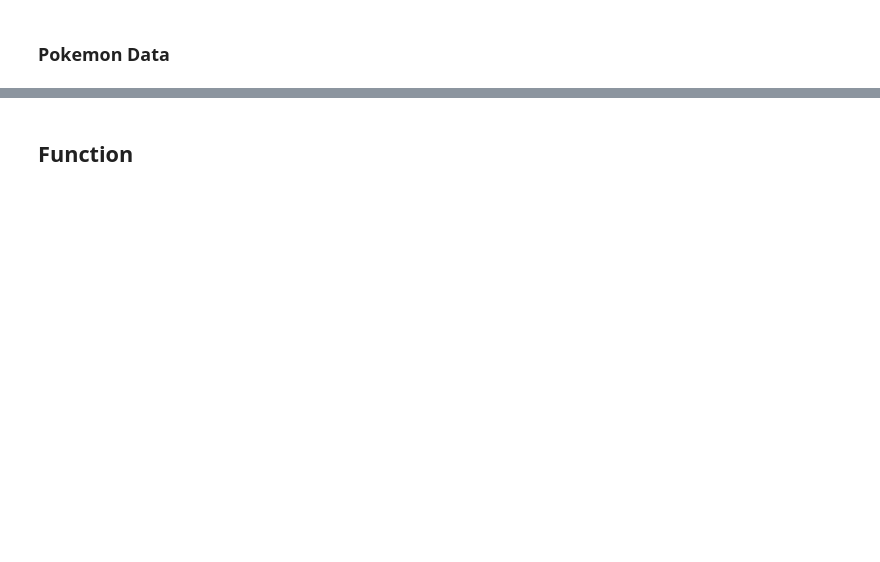
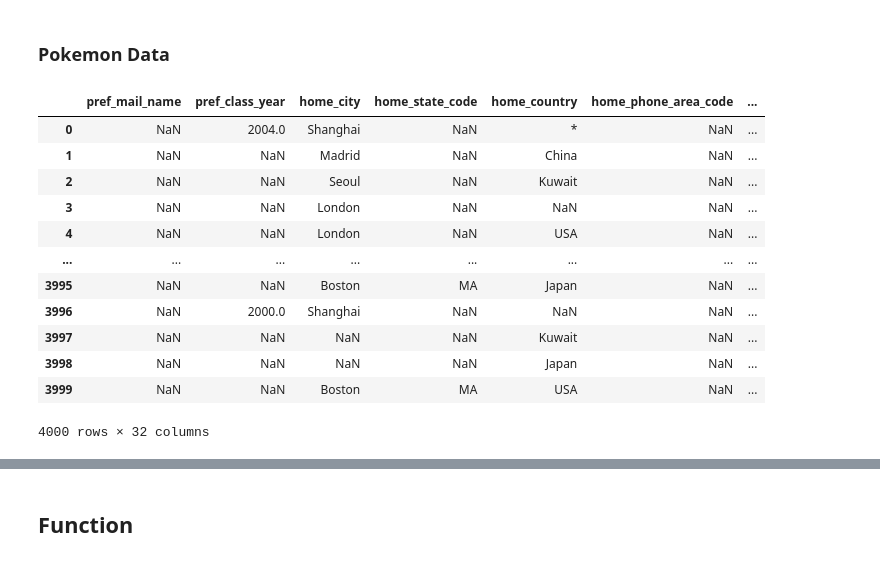
Before and after one commit to ssaeed85/Equalithon-StanfordPride, a Jupyter notebook: Final_Notebook_Maybe.ipynb, the cells around one changed output, grey strips where cells are left out. Drawn from its saved outputs; the diff is of its cells as text; code cells hidden in the pictures; blank space fills up the shorter version.

```diff
--- a/Final_Notebook_Maybe.ipynb
+++ b/Final_Notebook_Maybe.ipynb
@@ -26,2 +77,19 @@ The Stanford Alumni Association has it's own dataset that may or may not have ad
 # %% [markdown]
 ### Pokemon Data
+# %%
+df_saa = pd.read_excel('./data/SAA_Pokemon_FakeDB.xlsx')
+df_saa
+# %% [output]
+|  | pref_mail_name | pref_class_year | home_city | home_state_code | home_country | home_phone_area_code | ... |
+| 0 | NaN | 2004.0 | Shanghai | NaN | * | NaN | ... |
+| 1 | NaN | NaN | Madrid | NaN | China | NaN | ... |
+| 2 | NaN | NaN | Seoul | NaN | Kuwait | NaN | ... |
+| 3 | NaN | NaN | London | NaN | NaN | NaN | ... |
+| 4 | NaN | NaN | London | NaN | USA | NaN | ... |
+| ... | ... | ... | ... | ... | ... | ... | ... |
+| 3995 | NaN | NaN | Boston | MA | Japan | NaN | ... |
+| 3996 | NaN | 2000.0 | Shanghai | NaN | NaN | NaN | ... |
+| 3997 | NaN | NaN | NaN | NaN | Kuwait | NaN | ... |
+| 3998 | NaN | NaN | NaN | NaN | Japan | NaN | ... |
+| 3999 | NaN | NaN | Boston | MA | USA | NaN | ... |
+4000 rows × 32 columns
```
Also changed, not shown: parts of 47 cells of this notebook.
